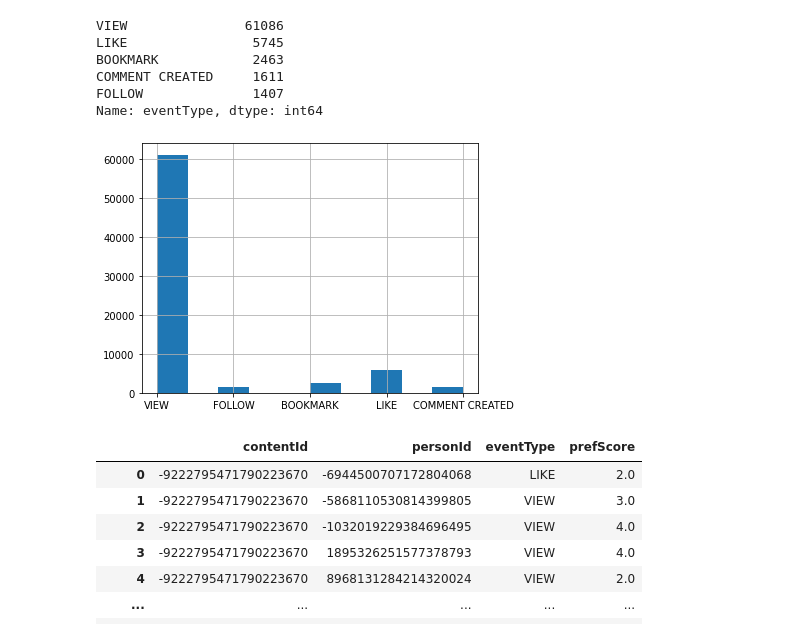
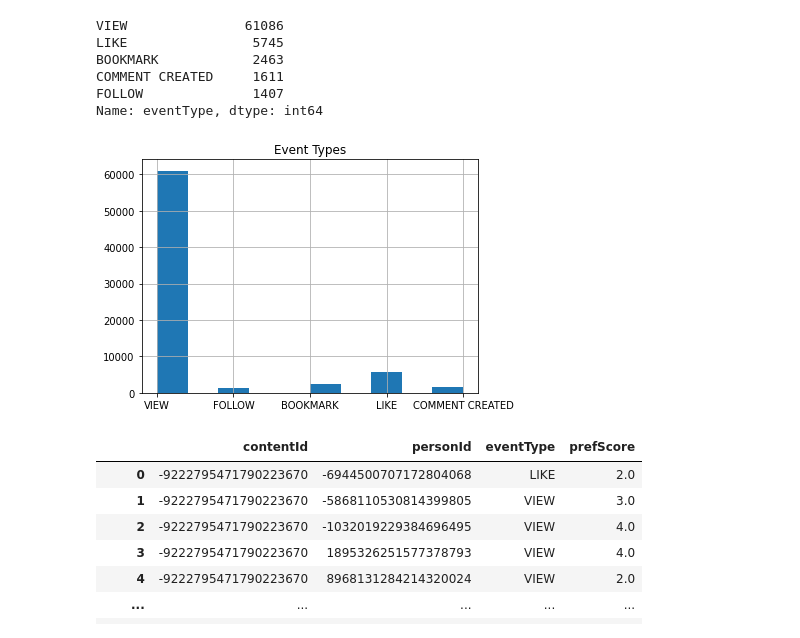
Before and after one commit to JoeJoe1313/Recommender-Systems, a Jupyter notebook: Copy_of_Content_based_Recommender_Example.ipynb, the cells around one changed output. Cells and saved outputs as stored; diff of their text form; code cells hidden in the pictures.

```diff
--- a/Copy_of_Content_based_Recommender_Example.ipynb
+++ b/Copy_of_Content_based_Recommender_Example.ipynb
@@ -92,12 +92,12 @@ COMMENT CREATED     1611
 FOLLOW              1407
 Name: eventType, dtype: int64
 # %%
-# Insert event type plot here
 interactions_df['eventType'].hist()
+plt.title('Event Types')
 plt.tight_layout()
 plt.show()
 # %% [output]
-[figure, old version]
+[figure, new version]
 # %%
 # will leave only one record for user content, as in order to combine the diffent events will score them - view is implicit preference so 1 point,
 # like/comment/bookmark/follow are explicit/implicit preferences that probably the user like it so 5 points. after that will
```
Also changed, not shown: parts of 5 cells of this notebook.
